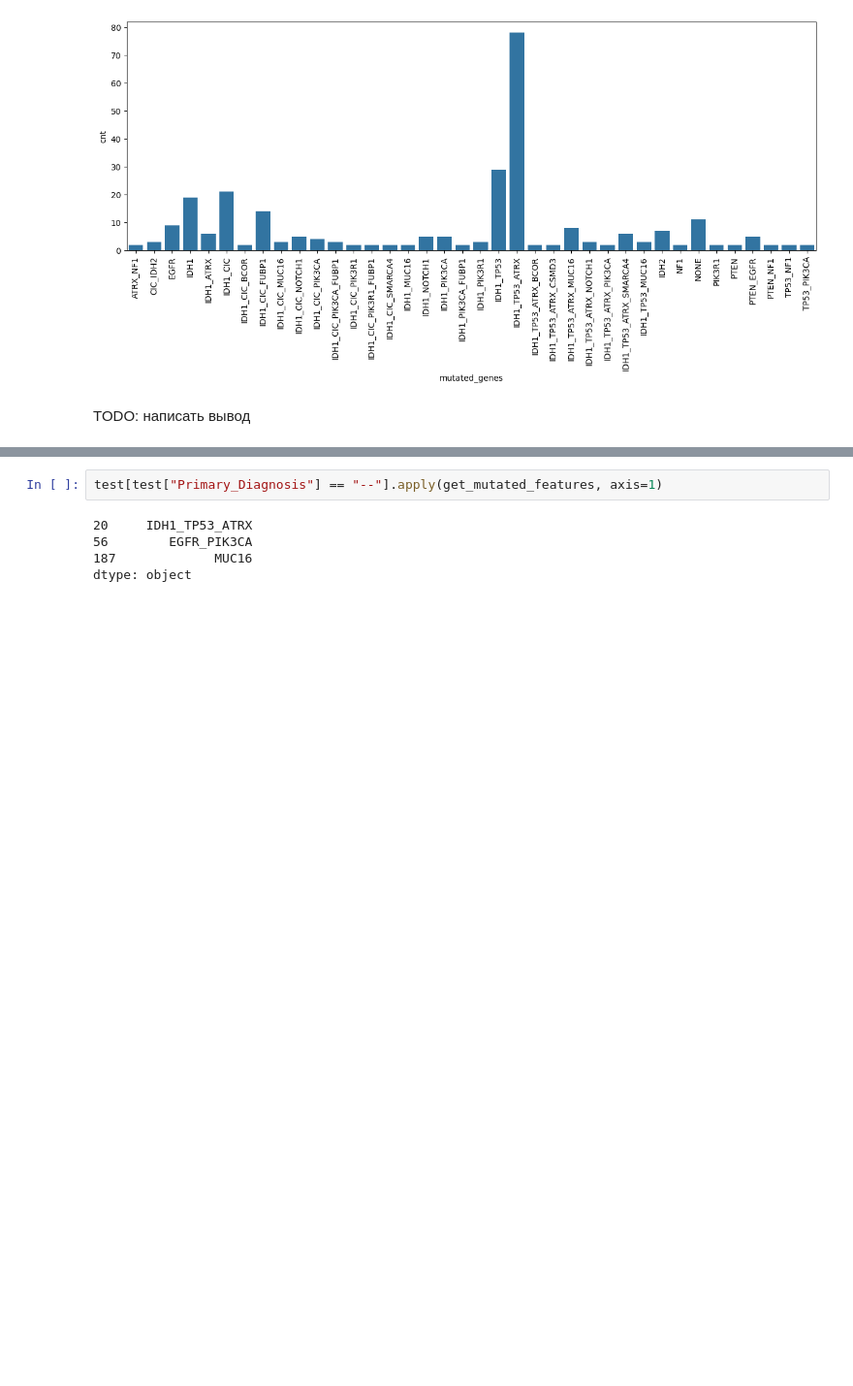
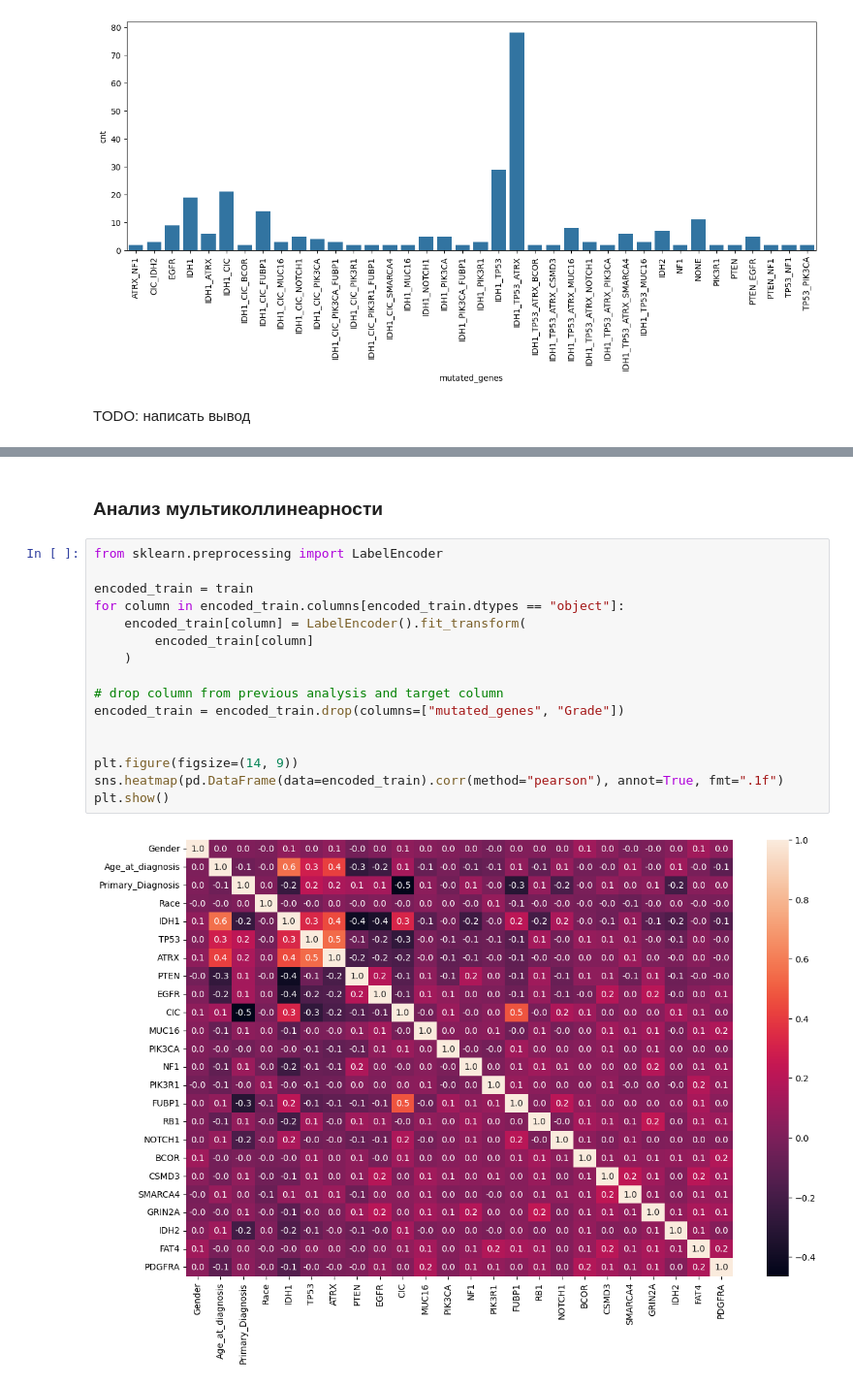
Before and after one commit to Red-Caesar/ML, a Jupyter notebook: Lab1/EDA.ipynb, the cells around one changed output, grey strips where cells are left out. Shown at 97% size. Saved outputs shown, nothing was run; the diff lists cells and outputs as text; blank space fills up the shorter version.

```diff
--- a/Lab1/EDA.ipynb
+++ b/Lab1/EDA.ipynb
@@ -212,7 +208,20 @@ test[test["Primary_Diagnosis"] == "--"].drop(columns=["Gender", "Age_at_diagnosi
-# %%
-test[test["Primary_Diagnosis"] == "--"].apply(get_mutated_features, axis=1)
-# %% [output]
-20     IDH1_TP53_ATRX
-56        EGFR_PIK3CA
-187             MUC16
-dtype: object
+# %% [markdown]
+### Анализ мультиколлинеарности
+# %%
+from sklearn.preprocessing import LabelEncoder
+
+encoded_train = train
+for column in encoded_train.columns[encoded_train.dtypes == "object"]:
+    encoded_train[column] = LabelEncoder().fit_transform(
+        encoded_train[column]
+    )
+
+# drop column from previous analysis and target column
+encoded_train = encoded_train.drop(columns=["mutated_genes", "Grade"])
+
+
+plt.figure(figsize=(14, 9))
+sns.heatmap(pd.DataFrame(data=encoded_train).corr(method="pearson"), annot=True, fmt=".1f")
+plt.show()
+# %% [output]
+[figure, added]
```
Also changed, not shown: parts of 10 cells of this notebook.
